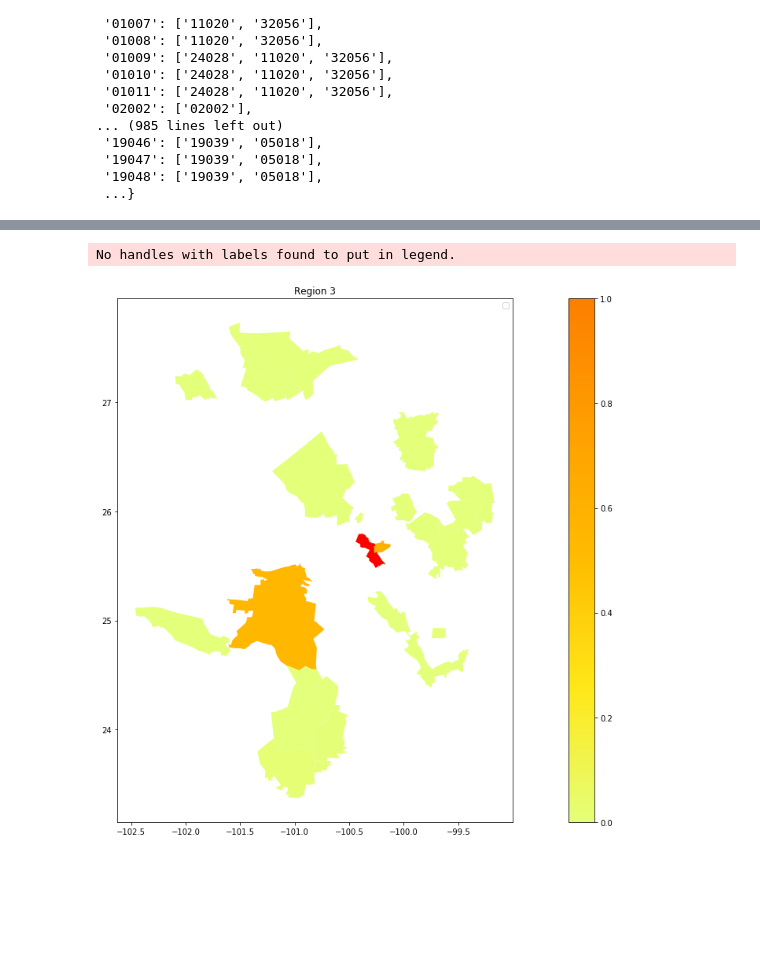
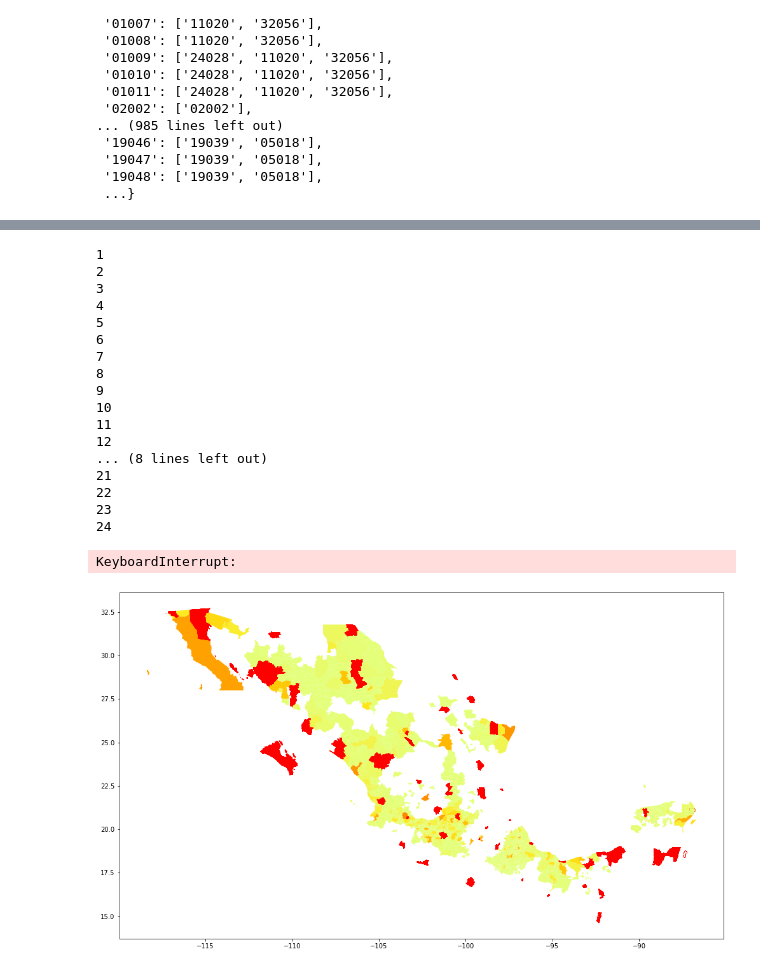
Before and after one commit to JerryAlfred/tradedeal, a Jupyter notebook: Regionalization Phase 1 Grouping Municipalities and Merging Attractors_End.ipynb, the cells around one changed output, grey strips where cells are left out. Drawn from its saved outputs; the diff is of its cells as text; code cells hidden in the pictures; blank space fills up the shorter version.

```diff
--- a/Regionalization Phase 1 Grouping Municipalities and Merging Attractors_End.ipynb
+++ b/Regionalization Phase 1 Grouping Municipalities and Merging Attractors_End.ipynb
@@ -551,4 +560,14 @@ proximity
 # %%
+# Here in this map, different color means different region, and the black means they don't belong to any attractor region
+
+# This can generate random color when claled
+def randomcolor():
+    colorArr = ['1','2','3','4','5','6','7','8','9','A','B','C','D','E','F']
+    color = ""
+    for i in range(6):
+        color += colorArr[random.randint(0,14)]
+    return ("#"+color)
+
 fig, ax = plt.subplots(figsize=(20,10))
 
 (urban_shapes).plot(ax=ax, color='black');
@@ -618,30 +621,52 @@ No handles with labels found to put in legend.
 # %%
+# This map, the red color means they are the central attractor of one region
+# And the color of other municiaplities show their proximity socre to the central attractor of that region
+
+fig, ax = plt.subplots(figsize=(20,10))
 
 sm = plt.cm.ScalarMappable(cmap="Wistia", norm=plt.Normalize(vmin=0, vmax=1))
 
-fig, ax = plt.subplots(figsize=(20,10))
+# to show the graphing process since graphing this takes a while,
+count = 1
 
-# (urban_shapes).plot(ax=ax, color='black');
-
-
-for i in (list(Reg_dict2.keys()))[2:3]:
+for i in (list(Reg_dict2.keys())):
 
     loc_num = Reg_dict2[i]
 
     for each in range (len(loc_num)):
 
         (urban_shapes.loc[[loc_num[each]],:]).plot(ax=ax, color=give_hex(find_proximity([i,loc_num[each]])))
 
-    (urban_shapes.loc[(list(Reg_dict2.keys()))[2:3],:]).plot(ax=ax, color='red')
+    (urban_shapes.loc[(list(Reg_dict2.keys())),:]).plot(ax=ax, color='red')
 
+    print (str(count)+)
+    count += 1
 
 plt.legend()
 
-plt.title('Region 3')
+plt.title('The Complex 46-Region Map')
 
+# Show the color bar
 plt.colorbar(sm)
 
 plt.tight_layout();
 # %% [output]
-No handles with labels found to put in legend.
+1
+2
+3
+4
+5
+6
+7
+8
+9
+10
+11
+12
+... (8 lines left out)
+21
+22
+23
+24
+KeyboardInterrupt:
-[figure, old version]
+[figure, new version]
```
Also changed, not shown: parts of 14 cells of this notebook.
